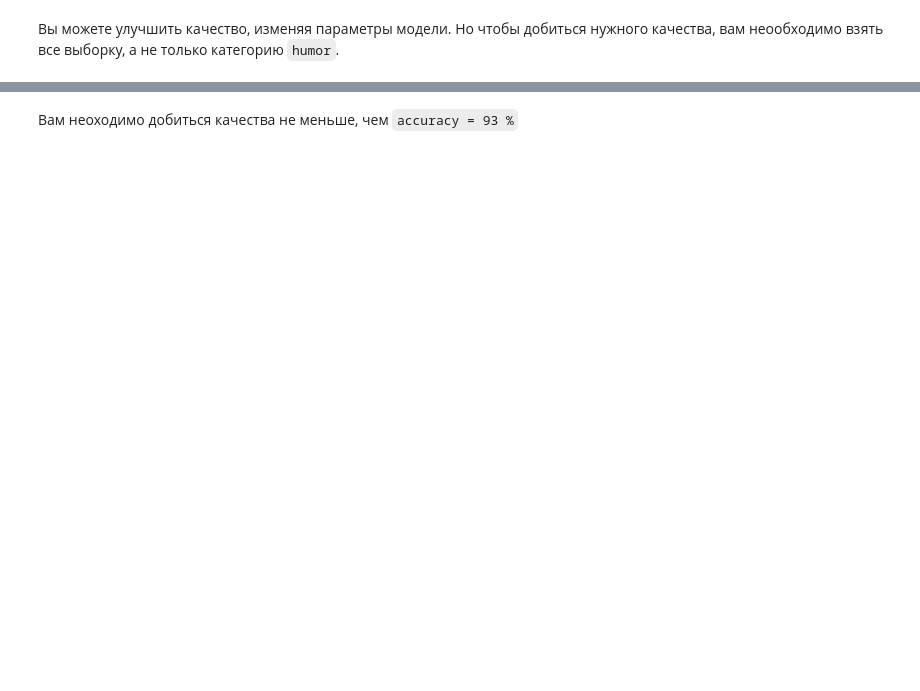
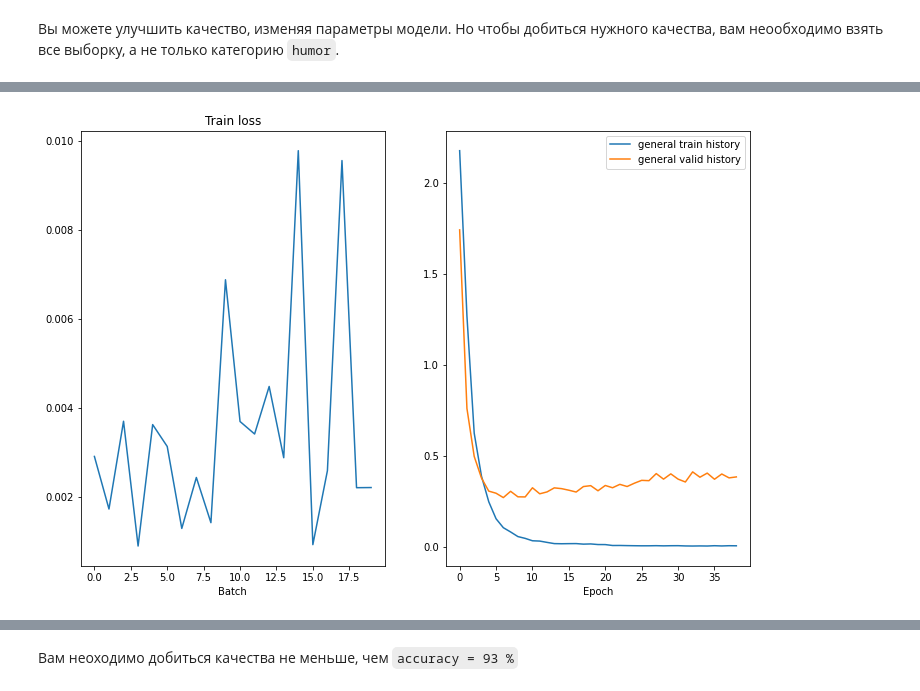
Before and after one commit to imvladikon/deep_learning_school, a Jupyter notebook: semester_2/4_part_of_speech/hw_language_model.ipynb, the cells around one changed output, grey strips where cells are left out. Drawn from its saved outputs; the diff is of its cells as text; code cells hidden in the pictures; blank space fills up the shorter version.

```diff
--- a/semester_2/4_part_of_speech/hw_language_model.ipynb
+++ b/semester_2/4_part_of_speech/hw_language_model.ipynb
@@ -804,0 +1326,27 @@ Accuracy: 89.773 %
+# %%
+from sklearn.model_selection import ParameterGrid
+
+best_params = None
+param_grid = {
+    "EMB_DIM":[100],
+    "HID_DIM":[ 1024],
+    "DROPOUT":[0.4],
+    "BIDIRECTIONAL":[True],
+    "NUM_LAYERS":[2],
+    "N_EPOCHS":[40],
+    "CLIP":[1.1, 1.4, 1.8],
+    "W_INIT":[0.08]
+}
+
+
+history_acc = []
+for params in ParameterGrid(param_grid):
+  model, best_epoch = check_model(**params)
+  acc = accuracy_model(model, test_iterator)
+  history_acc.append({"acc":acc, "best_epoch":best_epoch, **params})
+  print(f"acc={acc}", params)
+  if acc>=93:
+    best_params = params
+    break
+# %% [output]
+[figure, added]
```
Also changed, not shown: parts of 52 cells of this notebook, 2 other files.
